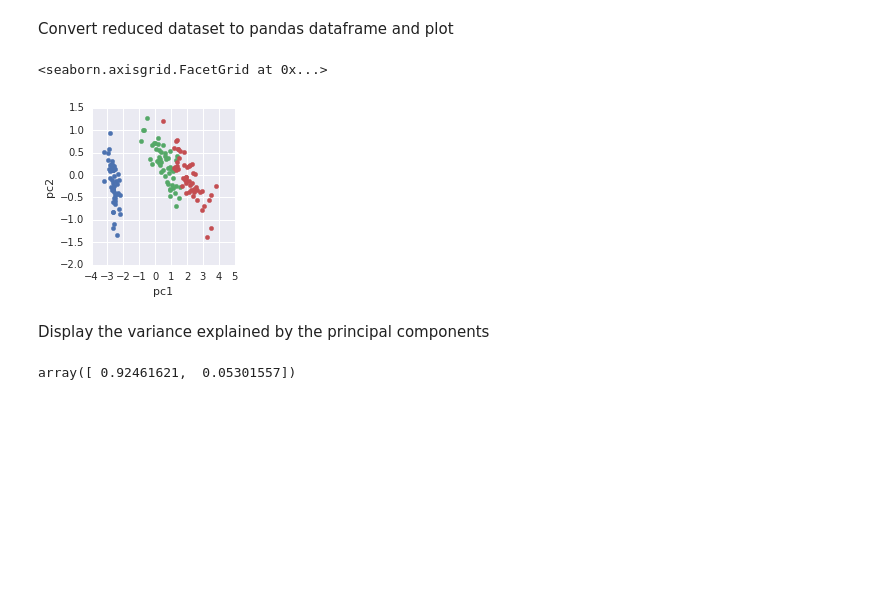
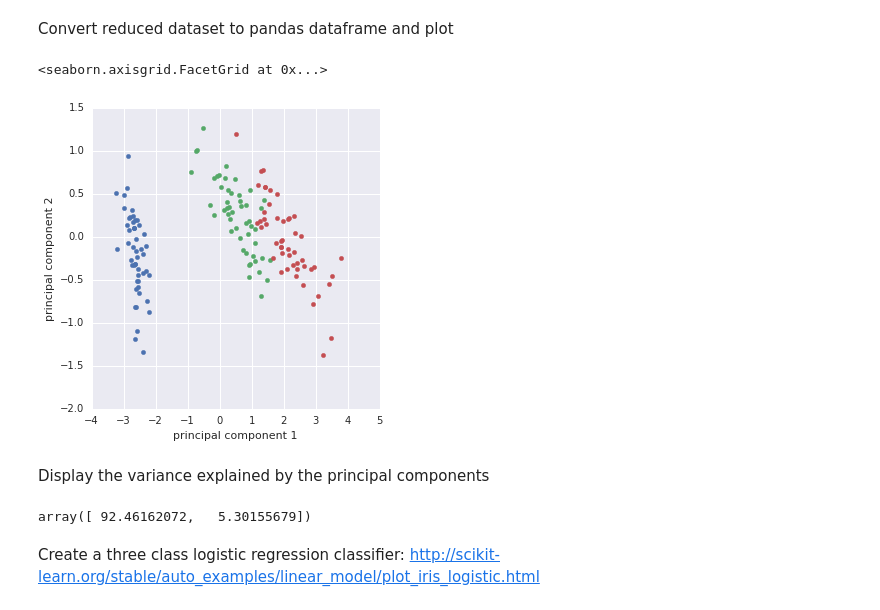
Before and after one commit to gavinln/stats_py_vm, a Jupyter notebook: notebooks/scikit-learn/sklearn-quickstart.ipynb, the cells around one changed output. Drawn from its saved outputs; the diff is of its cells as text; code cells hidden in the pictures; blank space fills up the shorter version.

Commit message:
updated format for charts

```diff
--- a/notebooks/scikit-learn/sklearn-quickstart.ipynb
+++ b/notebooks/scikit-learn/sklearn-quickstart.ipynb
@@ -122,14 +122,19 @@ Convert reduced dataset to pandas dataframe and plot
 # %%
 df2 = pd.DataFrame(iris_proj, columns=['pc1', 'pc2'])
 df2['species'] = df['species']
-g = sns.FacetGrid(df2, hue='species')
+g = sns.FacetGrid(df2, hue='species', size=5)
 g.map(plt.scatter, 'pc1', 'pc2')
+g.set_xlabels('principal component 1')
+g.set_ylabels('principal component 2')
 # %% [output]
 <seaborn.axisgrid.FacetGrid at 0x...>
-[figure, old version]
+[figure, new version]
 # %% [markdown]
 Display the variance explained by the principal components
 # %%
-pca.explained_variance_ratio_
+pca.explained_variance_ratio_ * 100
 # %% [output]
-array([ 0.92461621,  0.05301557])
+array([ 92.46162072,   5.30155679])
+# %% [markdown]
+Create a three class logistic regression classifier:
+http://scikit-learn.org/stable/auto_examples/linear_model/plot_iris_logistic.html
```
Also changed, not shown: parts of 1 cell of this notebook.
